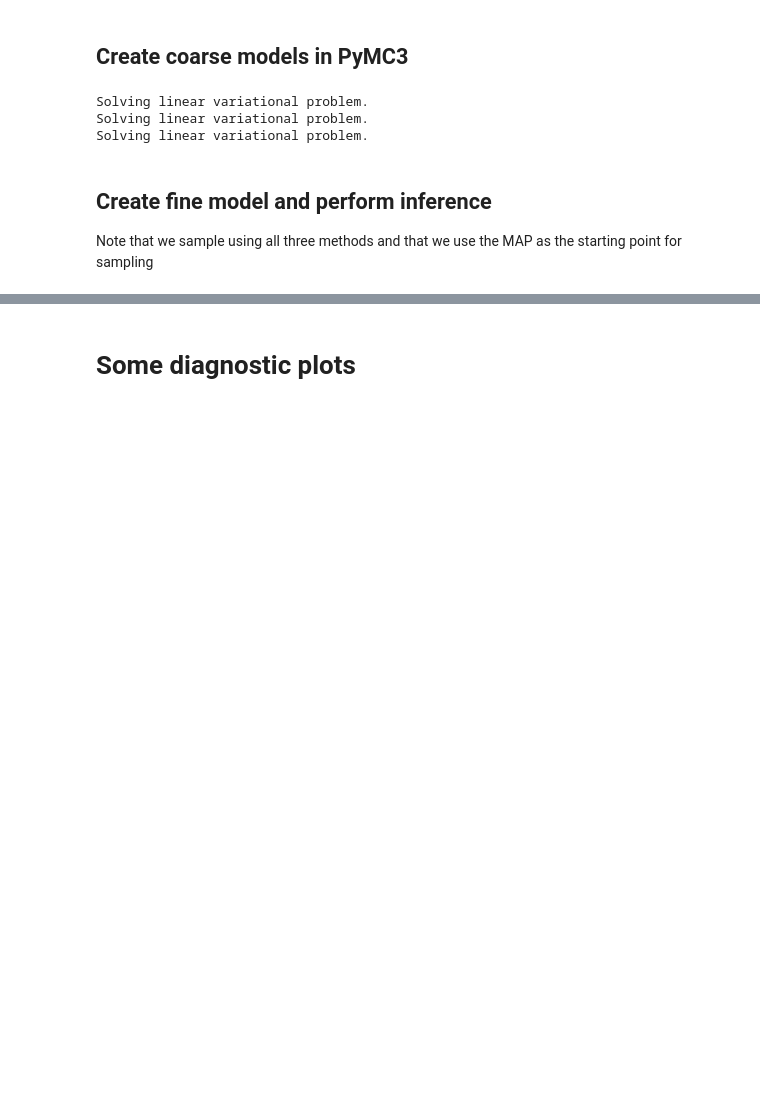
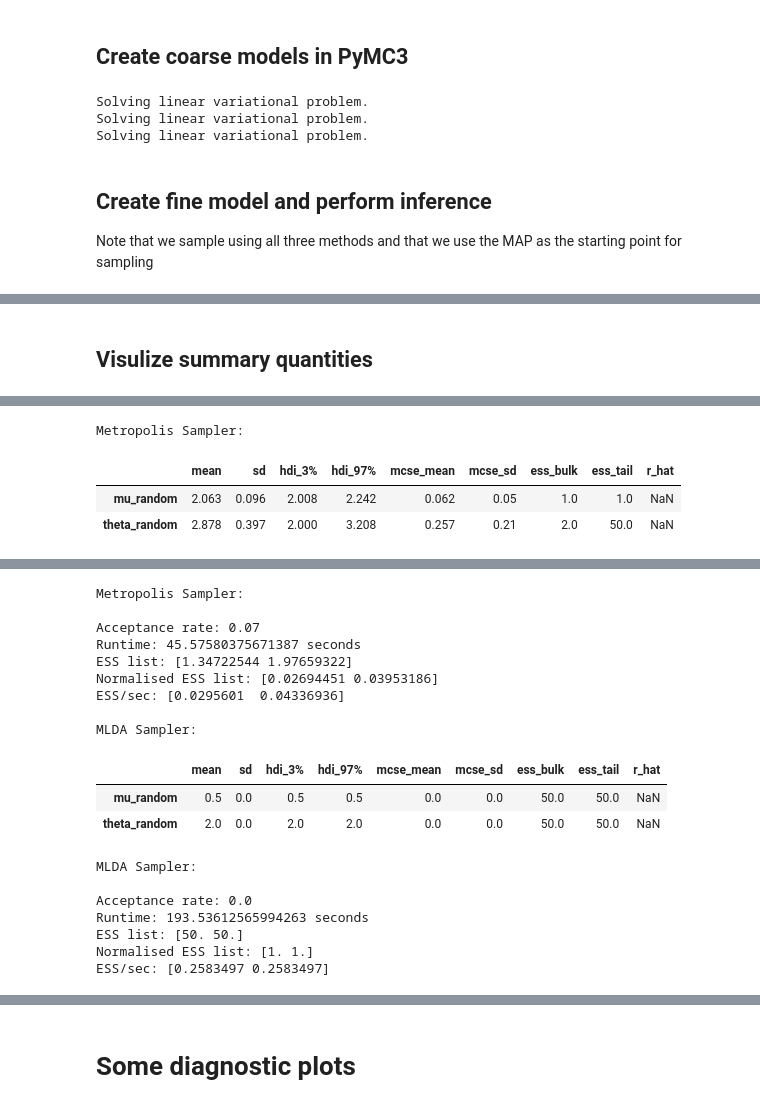
Before and after one commit to AndreBose/MLMCMC_Project, a Jupyter notebook: Comet_equation/Comet_equation_with_MLDA.ipynb, the cells around one changed output, grey strips where cells are left out. Drawn from its saved outputs; the diff is of its cells as text; code cells hidden in the pictures; blank space fills up the shorter version.

```diff
--- a/Comet_equation/Comet_equation_with_MLDA.ipynb
+++ b/Comet_equation/Comet_equation_with_MLDA.ipynb
@@ -446,0 +509,26 @@ arviz - WARNING - Shape validation failed: input_shape: (1, 2000), minimum_shape
+# %% [markdown]
+## Visulize summary quantities
+# %%
+# summary quantities
+ess = []    # collect ESS
+ess_n = []  # collect ESS normlized wst number of samples
+acc = []    # collect acceptance rates
+performances = []   #collect ESS per second
+
+with model:
+    #print(
+        #f"\nDetailed summaries and plots:\nMAP estimate: {MAP['theta']}. Not used as starting point.")
+    for i, trace in enumerate(traces):
+        print(f"\n{method_names[i]} Sampler:\n")
+        display(pm.stats.summary(trace))
+        ess.append(np.array(pm.ess(trace).to_array()))
+        ess_n.append(ess[i] / len(trace) / trace.nchains)
+        acc.append(trace.get_sampler_stats('accepted').mean())
+        performances.append(ess[i] / runtimes[i])
+        print(f"\n{method_names[i]} Sampler:\n"
+              f'\nAcceptance rate: {acc[i]}'
+              f'\nRuntime: {runtimes[i]} seconds'
+              f'\nESS list: {ess[i]}'
+              f'\nNormalised ESS list: {ess_n[i]}'
+              f'\nESS/sec: {performances[i]}')
+# %% [output]
@@ -446,0 +536,4 @@ arviz - WARNING - Shape validation failed: input_shape: (1, 2000), minimum_shape
+Metropolis Sampler:
+|  | mean | sd | hdi_3% | hdi_97% | mcse_mean | mcse_sd | ess_bulk | ess_tail | r_hat |
+| mu_random | 2.063 | 0.096 | 2.008 | 2.242 | 0.062 | 0.05 | 1.0 | 1.0 | NaN |
+| theta_random | 2.878 | 0.397 | 2.000 | 3.208 | 0.257 | 0.21 | 2.0 | 50.0 | NaN |
@@ -446,0 +541,19 @@ arviz - WARNING - Shape validation failed: input_shape: (1, 2000), minimum_shape
+Metropolis Sampler:
+
+Acceptance rate: 0.07
+Runtime: 45.57580375671387 seconds
+ESS list: [1.34722544 1.97659322]
+Normalised ESS list: [0.02694451 0.03953186]
+ESS/sec: [0.0295601  0.04336936]
+
+MLDA Sampler:
+|  | mean | sd | hdi_3% | hdi_97% | mcse_mean | mcse_sd | ess_bulk | ess_tail | r_hat |
+| mu_random | 0.5 | 0.0 | 0.5 | 0.5 | 0.0 | 0.0 | 50.0 | 50.0 | NaN |
+| theta_random | 2.0 | 0.0 | 2.0 | 2.0 | 0.0 | 0.0 | 50.0 | 50.0 | NaN |
+MLDA Sampler:
+
+Acceptance rate: 0.0
+Runtime: 193.53612565994263 seconds
+ESS list: [50. 50.]
+Normalised ESS list: [1. 1.]
+ESS/sec: [0.2583497 0.2583497]
```
Also changed, not shown: parts of 16 cells of this notebook.
